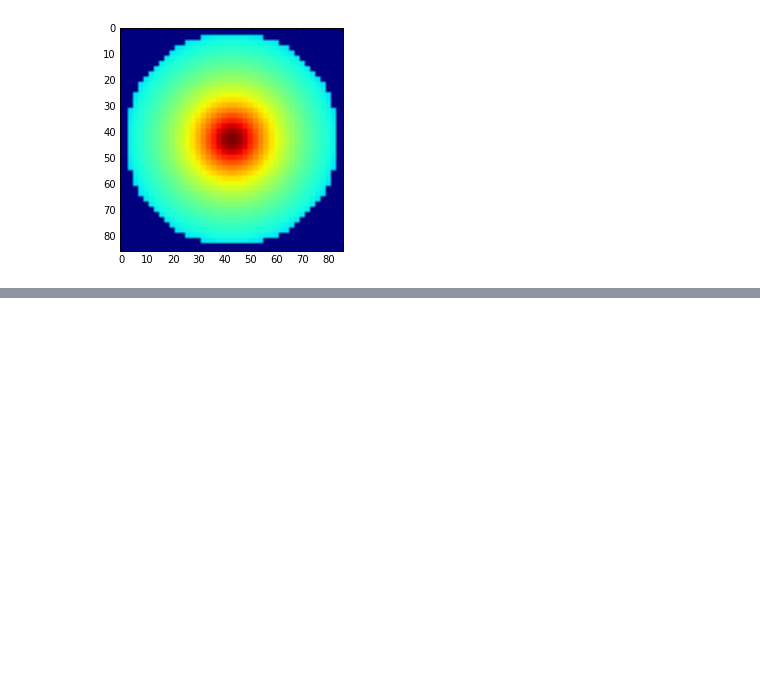
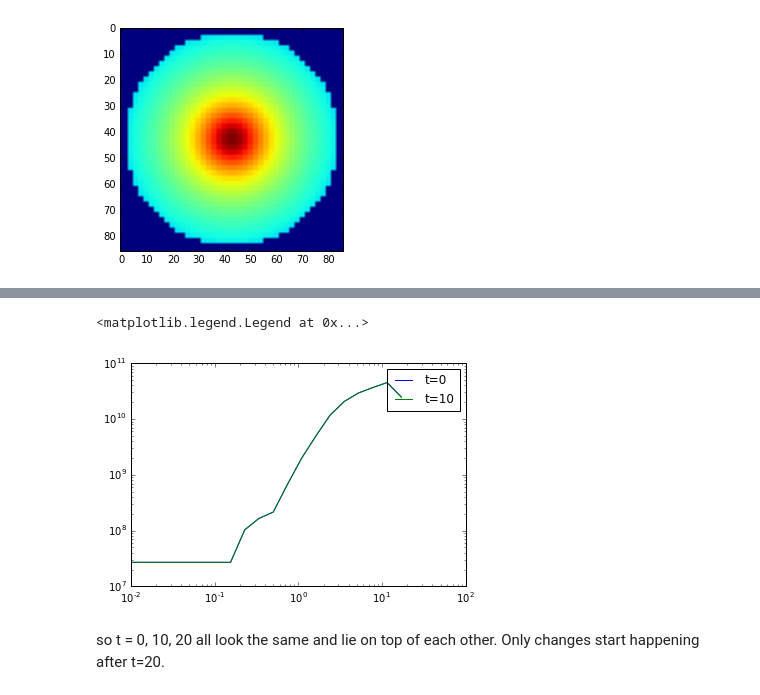
Before and after one commit to dorisjlee/StarFormationCode, a Jupyter notebook: FLASH/04_16_2016MRPlots4.ipynb, the cells around one changed output, grey strips where cells are left out. Saved outputs shown, nothing was run; the diff lists cells and outputs as text; code cells hidden in the pictures; blank space fills up the shorter version.

```diff
--- a/FLASH/04_16_2016MRPlots4.ipynb
+++ b/FLASH/04_16_2016MRPlots4.ipynb
@@ -102,0 +104,10 @@ for t in tlst:
+# %%
+for s in [0,10]:#,20,30]:
+    data = np.loadtxt("../../project/FLASH4.3_2/object/fat1000/sum_args_list{}.txt".format(s))
+    plt.loglog(xi_range,4*np.pi*G*data/a,label= "t={}".format(s))
+plt.legend()
+# %% [output]
+<matplotlib.legend.Legend at 0x...>
+[figure, added]
+# %% [markdown]
+so t = 0, 10, 20 all look the same and lie on top of each other. Only changes start happening after t=20.
```
Also changed, not shown: parts of 8 cells of this notebook, 1 other file.
